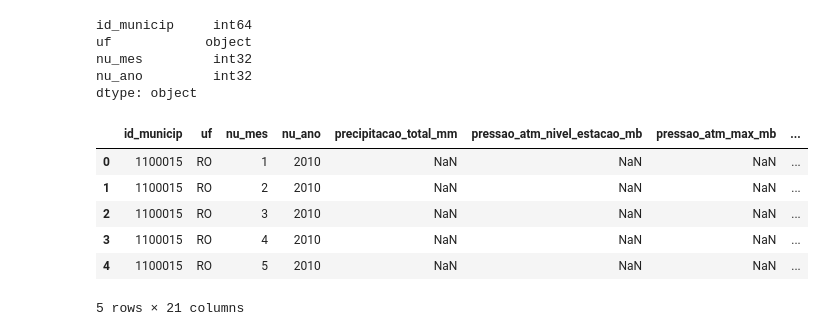
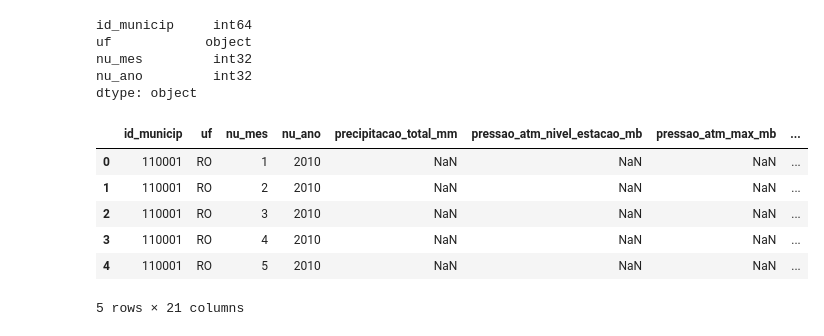
Before and after one commit to pdrmglc/ETL-ML-Dengue, a Jupyter notebook: src/etl/TL_silver_inmet.ipynb, the cells around one changed output. Drawn from its saved outputs; the diff is of its cells as text; code cells hidden in the pictures.

Commit message:
fix: correções em scripts para conversão automática da camada bronze em silver

```diff
--- a/src/etl/TL_silver_inmet.ipynb
+++ b/src/etl/TL_silver_inmet.ipynb
@@ -17,6 +17,7 @@ importlib.reload(toolkitETL)
 diretorio_src_etl = os.getcwd()
 diretorio_src = Path(diretorio_src_etl).parent.absolute()
 diretorio_base = Path(diretorio_src).parent.absolute()
+diretorio_base = "D:\\Mestrado_pedro"
 diretorio_data = os.path.join(diretorio_base, 'data')
 
 # Bronze
@@ -229,15 +260,15 @@ df_merged['id_municip'] = df_merged['id_municip'].apply(lambda x: str(x)[:-1])
 
 df_merged.to_csv(os.path.join(diretorio_inmet_tsv_silver, "municipio_mes_ano_precipitacao.tsv"), sep='\t', index=False)
 # %%
-# df_merged = pd.read_csv(os.path.join(diretorio_inmet_tsv_silver, "municipio_mes_ano_precipitacao.tsv"), sep='\t')
-# df_merged.head()
+df_merged = pd.read_csv(os.path.join(diretorio_inmet_tsv_silver, "municipio_mes_ano_precipitacao.tsv"), sep='\t')
+df_merged.head()
 # %% [output]
 |  | id_municip | uf | nu_mes | nu_ano | precipitacao_total_mm | pressao_atm_nivel_estacao_mb | pressao_atm_max_mb | ... |
-| 0 | 1100015 | RO | 1 | 2010 | NaN | NaN | NaN | ... |
-| 1 | 1100015 | RO | 2 | 2010 | NaN | NaN | NaN | ... |
-| 2 | 1100015 | RO | 3 | 2010 | NaN | NaN | NaN | ... |
-| 3 | 1100015 | RO | 4 | 2010 | NaN | NaN | NaN | ... |
-| 4 | 1100015 | RO | 5 | 2010 | NaN | NaN | NaN | ... |
+| 0 | 110001 | RO | 1 | 2010 | NaN | NaN | NaN | ... |
+| 1 | 110001 | RO | 2 | 2010 | NaN | NaN | NaN | ... |
+| 2 | 110001 | RO | 3 | 2010 | NaN | NaN | NaN | ... |
+| 3 | 110001 | RO | 4 | 2010 | NaN | NaN | NaN | ... |
+| 4 | 110001 | RO | 5 | 2010 | NaN | NaN | NaN | ... |
 5 rows × 21 columns
 # %%
 def fillna_with_group_median(df, group_cols):
```
Also changed, not shown: parts of 6 cells of this notebook, 5 other files.
